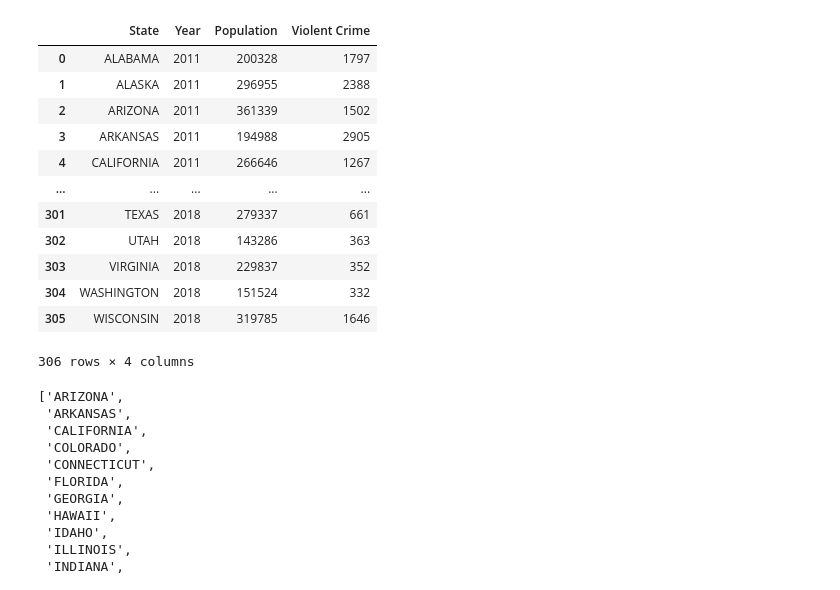
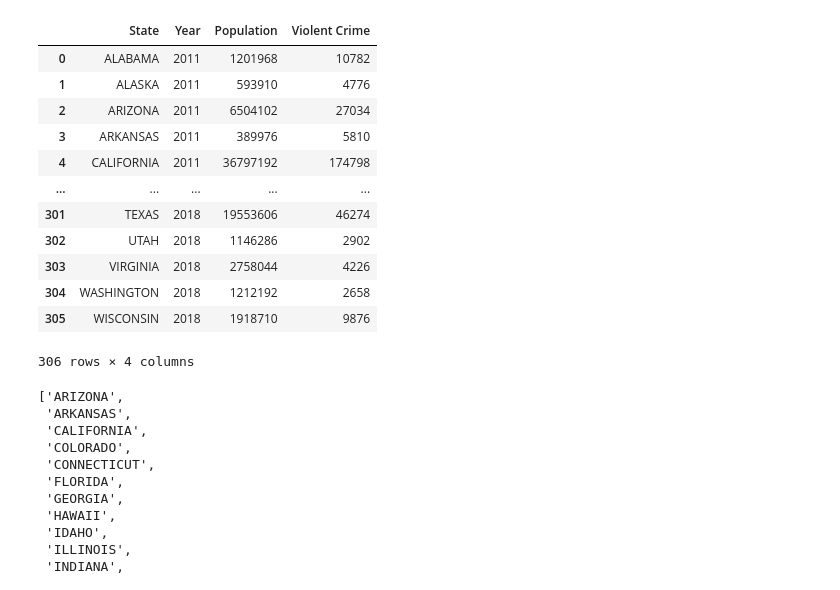
Before and after one commit to elysesulkey/National-Crime-Data-Analysis-Expanded, a Jupyter notebook: static/ipynb/RandomForestPopulation.ipynb, the cells around one changed output. Drawn from its saved outputs; the diff is of its cells as text; code cells hidden in the pictures.

Commit message:
updated data

```diff
--- a/static/ipynb/RandomForestPopulation.ipynb
+++ b/static/ipynb/RandomForestPopulation.ipynb
@@ -6,21 +6,21 @@ from sklearn.metrics import accuracy_score
 from sklearn.ensemble import RandomForestRegressor
 import pandas as pd
 # %%
-crime_df = pd.read_csv("../data/state_year_avg.csv")[["State", "Year", "Population", "Violent Crime"]]
+crime_df = pd.read_csv("../data/combined_data_total.csv")[["State", "Year", "Population", "Violent Crime"]]
 crime_df
 # %% [output]
 |  | State | Year | Population | Violent Crime |
-| 0 | ALABAMA | 2011 | 200328 | 1797 |
-| 1 | ALASKA | 2011 | 296955 | 2388 |
-| 2 | ARIZONA | 2011 | 361339 | 1502 |
-| 3 | ARKANSAS | 2011 | 194988 | 2905 |
-| 4 | CALIFORNIA | 2011 | 266646 | 1267 |
+| 0 | ALABAMA | 2011 | 1201968 | 10782 |
+| 1 | ALASKA | 2011 | 593910 | 4776 |
+| 2 | ARIZONA | 2011 | 6504102 | 27034 |
+| 3 | ARKANSAS | 2011 | 389976 | 5810 |
+| 4 | CALIFORNIA | 2011 | 36797192 | 174798 |
 | ... | ... | ... | ... | ... |
-| 301 | TEXAS | 2018 | 279337 | 661 |
-| 302 | UTAH | 2018 | 143286 | 363 |
-| 303 | VIRGINIA | 2018 | 229837 | 352 |
-| 304 | WASHINGTON | 2018 | 151524 | 332 |
-| 305 | WISCONSIN | 2018 | 319785 | 1646 |
+| 301 | TEXAS | 2018 | 19553606 | 46274 |
+| 302 | UTAH | 2018 | 1146286 | 2902 |
+| 303 | VIRGINIA | 2018 | 2758044 | 4226 |
+| 304 | WASHINGTON | 2018 | 1212192 | 2658 |
+| 305 | WISCONSIN | 2018 | 1918710 | 9876 |
 306 rows × 4 columns
 # %%
 crime_df2018 = crime_df[crime_df["Year"]==2018].reset_index()
```
Also changed, not shown: parts of 6 cells of this notebook, 1 other file.
